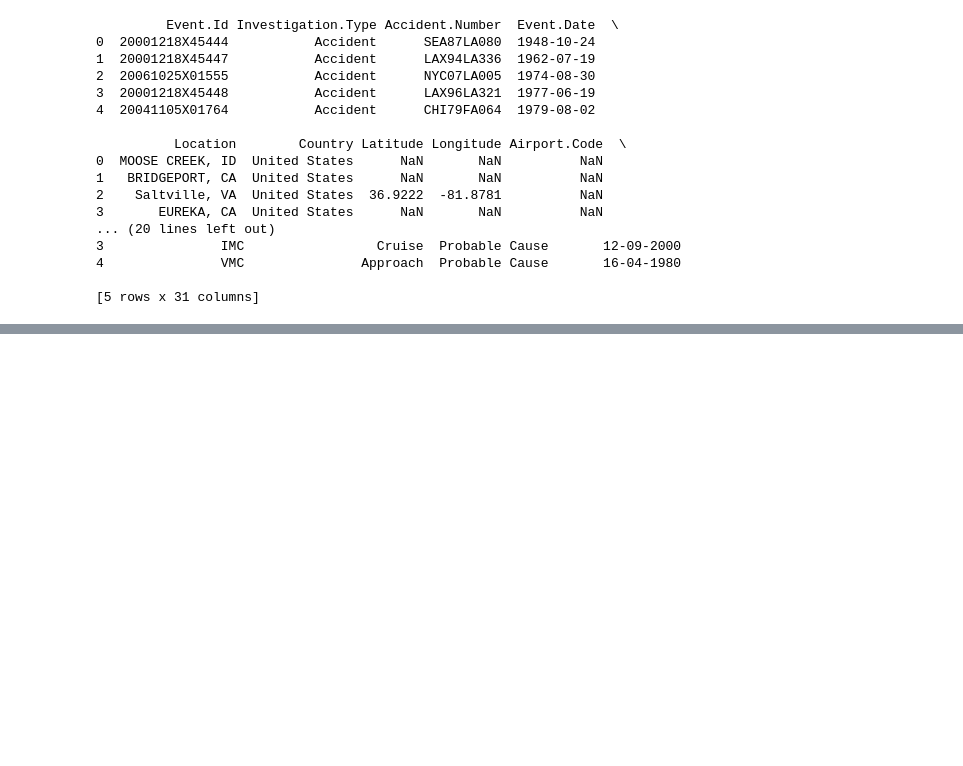
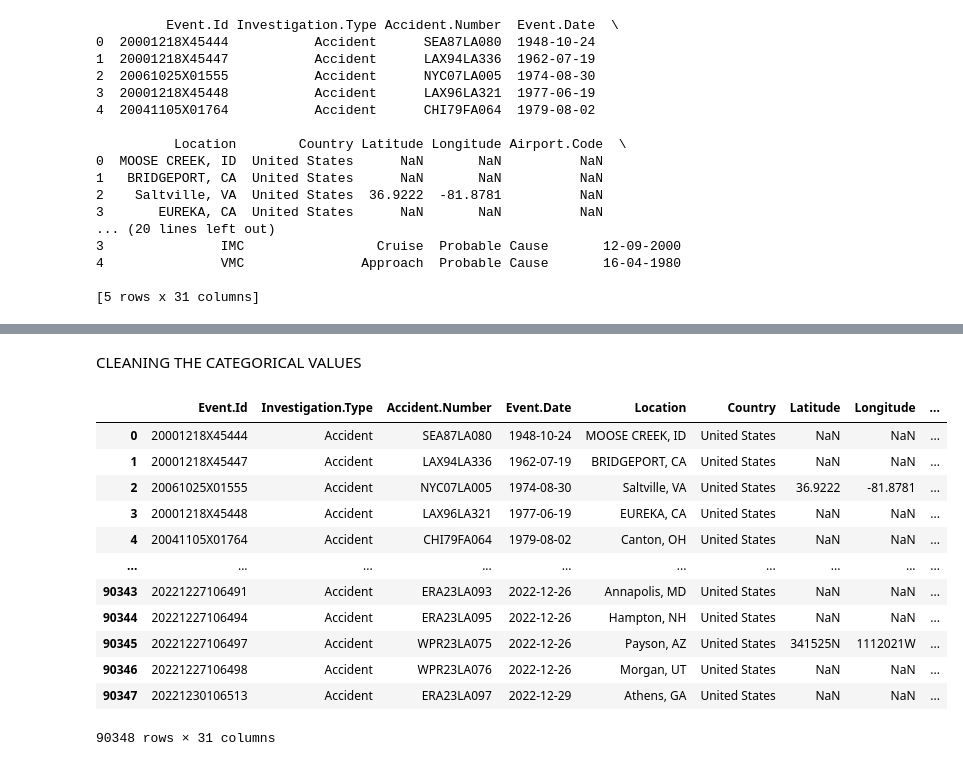
Before and after one commit to moruriinnocentlouis-collab/project_phase_1, a Jupyter notebook: project_phase_1.ipynb, the cells around one changed output, grey strips where cells are left out. Saved outputs shown, nothing was run; the diff lists cells and outputs as text; code cells hidden in the pictures; blank space fills up the shorter version.

```diff
--- a/project_phase_1.ipynb
+++ b/project_phase_1.ipynb
@@ -26,0 +49,32 @@ print(df.head())
+# %% [markdown]
+CLEANING THE CATEGORICAL VALUES
+# %%
+#filling in the categorical columns with unknown
+categorical_cols = [
+    'Location', 'Country', 'Airport.Code', 'Airport.Name',
+    'Injury.Severity', 'Aircraft.damage', 'Registration.Number',
+    'Amateur.Built', 'Number.of.Engines', 'Engine.Type',
+    'FAR.Description', 'Schedule', 'Purpose.of.flight',
+    'Air.carrier', 'Weather.Condition', 'Broad.phase.of.flight',
+    'Report.Status'
+]
+
+# Apply the fillna() to the entire list
+df[categorical_cols] = df[categorical_cols].fillna('UNKNOWN')
+# %%
+#checking the data frame
+df
+# %% [output]
+|  | Event.Id | Investigation.Type | Accident.Number | Event.Date | Location | Country | Latitude | Longitude | ... |
+| 0 | 20001218X45444 | Accident | SEA87LA080 | 1948-10-24 | MOOSE CREEK, ID | United States | NaN | NaN | ... |
+| 1 | 20001218X45447 | Accident | LAX94LA336 | 1962-07-19 | BRIDGEPORT, CA | United States | NaN | NaN | ... |
+| 2 | 20061025X01555 | Accident | NYC07LA005 | 1974-08-30 | Saltville, VA | United States | 36.9222 | -81.8781 | ... |
+| 3 | 20001218X45448 | Accident | LAX96LA321 | 1977-06-19 | EUREKA, CA | United States | NaN | NaN | ... |
+| 4 | 20041105X01764 | Accident | CHI79FA064 | 1979-08-02 | Canton, OH | United States | NaN | NaN | ... |
+| ... | ... | ... | ... | ... | ... | ... | ... | ... | ... |
+| 90343 | 20221227106491 | Accident | ERA23LA093 | 2022-12-26 | Annapolis, MD | United States | NaN | NaN | ... |
+| 90344 | 20221227106494 | Accident | ERA23LA095 | 2022-12-26 | Hampton, NH | United States | NaN | NaN | ... |
+| 90345 | 20221227106497 | Accident | WPR23LA075 | 2022-12-26 | Payson, AZ | United States | 341525N | 1112021W | ... |
+| 90346 | 20221227106498 | Accident | WPR23LA076 | 2022-12-26 | Morgan, UT | United States | NaN | NaN | ... |
+| 90347 | 20221230106513 | Accident | ERA23LA097 | 2022-12-29 | Athens, GA | United States | NaN | NaN | ... |
+90348 rows × 31 columns
```
Also changed, not shown: parts of 19 cells of this notebook.
